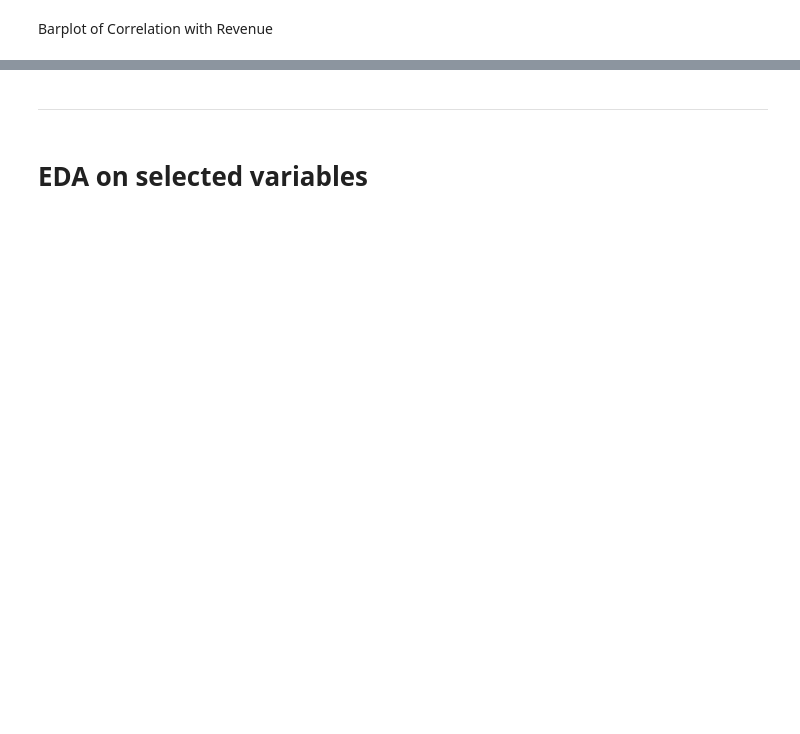
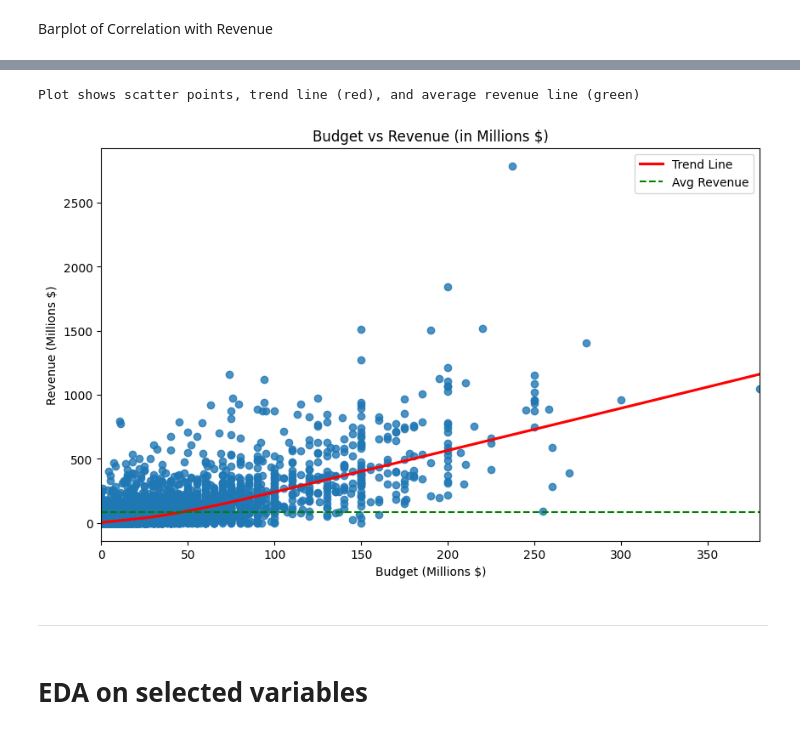
Before and after one commit to Agnieszkalukasiak/Film_Hit_prediction, a Jupyter notebook: jupyter_notebooks/Film_success_study.ipynb, the cells around one changed output, grey strips where cells are left out. Drawn from its saved outputs; the diff is of its cells as text; code cells hidden in the pictures; blank space fills up the shorter version.

```diff
--- a/jupyter_notebooks/Film_success_study.ipynb
+++ b/jupyter_notebooks/Film_success_study.ipynb
@@ -145,3 +190,18 @@ plt.show()
+# %%
+plt.figure(figsize=(10, 6))
+sns.regplot(data=df_millions, x='budget_millions', y='revenue_millions',
+           scatter=True, lowess=True,
+           line_kws={'color': 'red', 'label': 'Trend Line'})
+plt.axhline(y=df_millions['revenue_millions'].mean(),
+           color='green', linestyle='--', label='Avg Revenue')
+plt.title('Budget vs Revenue (in Millions $)')
+plt.xlabel('Budget (Millions $)')
+plt.ylabel('Revenue (Millions $)')
+plt.legend()
+print("Plot shows scatter points, trend line (red), and average revenue line (green)")
+# %% [output]
+Plot shows scatter points, trend line (red), and average revenue line (green)
+[figure, added]
 # %% [markdown]
 ---
 # %% [markdown]
```
Also changed, not shown: parts of 15 cells of this notebook.
